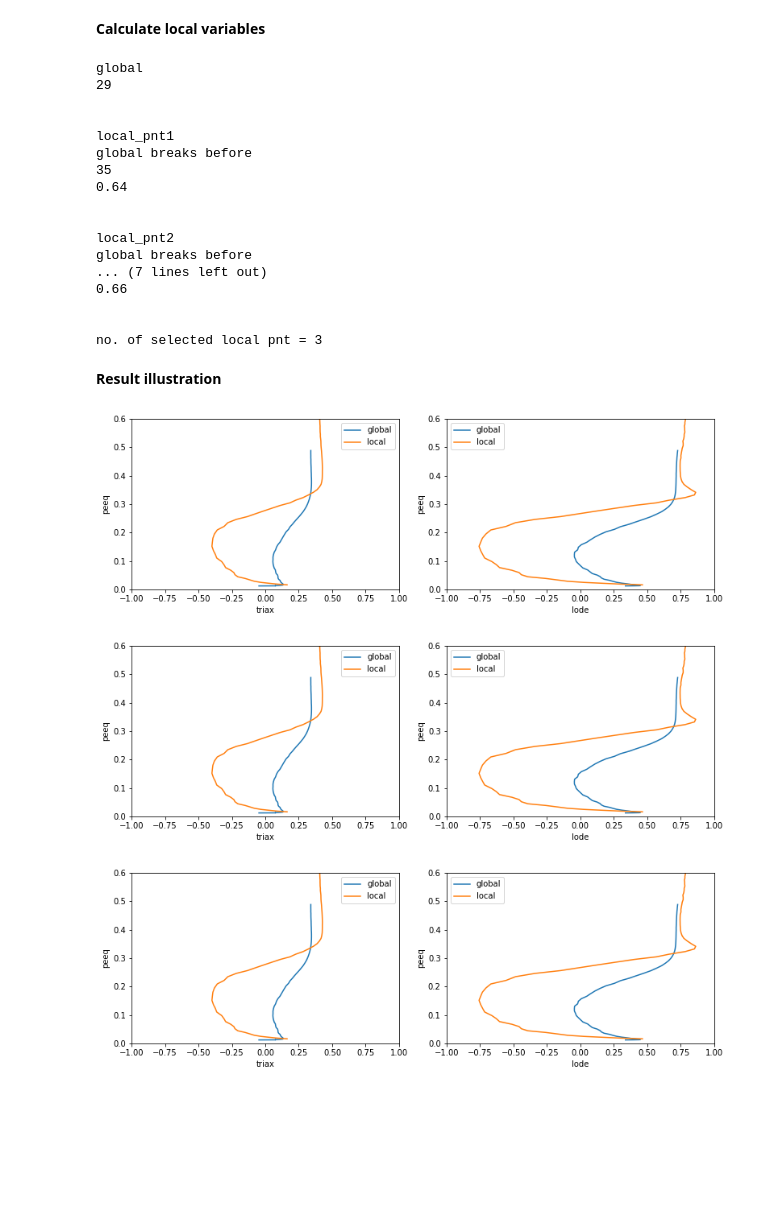
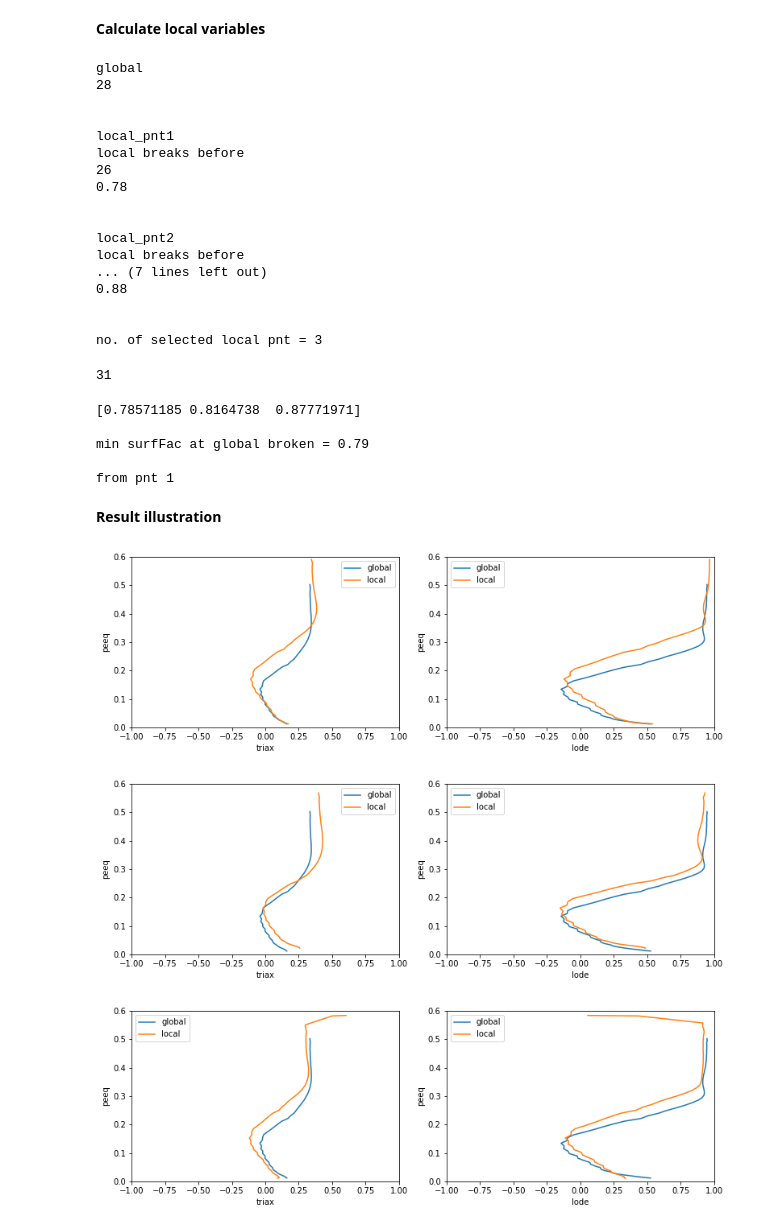
Before and after one commit to peeraponw/Multiscale_surface_modeling, a Jupyter notebook: hole_expansion/postprocessing/HET_analysis_submodel/HET_analysis_submodel.ipynb, the cells around one changed output. Drawn from its saved outputs; the diff is of its cells as text; code cells hidden in the pictures; blank space fills up the shorter version.

```diff
--- a/hole_expansion/postprocessing/HET_analysis_submodel/HET_analysis_submodel.ipynb
+++ b/hole_expansion/postprocessing/HET_analysis_submodel/HET_analysis_submodel.ipynb
@@ -410,45 +410,68 @@ for i in range(localPnt_no):
     df_local.to_csv('localVar_' + pntNo + '.csv', index=False)
 
     f.write('pnt' + str(i+1) + '\n')
+    f.write(brokenSeq + '\n')
     f.write('broken timeStep = ' + str(localBrokenStep) + '\n')
     f.write('surface factor = ' + str(round(surfFactor,2)) + '\n' + '\n')
 
 print('no. of selected local pnt = ' + str(len(list_df_local)))
 
-f.write('no. of selected local pnt = ' + str(len(list_df_local)))
-f.close()
+f.write('no. of selected local pnt = ' + str(len(list_df_local)) + '\n' + '\n')
 # %% [output]
 global
-29
+28
 
 
 local_pnt1
-global breaks before
-35
-0.64
+local breaks before
+26
+0.78
 
 
 local_pnt2
-global breaks before
+local breaks before
 ... (7 lines left out)
-0.66
+0.88
 
 
 no. of selected local pnt = 3
+31
+# %%
+df_surfFac.to_csv('surfFac_allpnts.csv', index=False)
+
+surfFacAtGlobal = df_surfFac.iloc[globalBrokenStep-1].values
+surfFacAtGlobal = surfFacAtGlobal[1:localPnt_no+1]
+
+min_surfFacAtGlobal = round(np.amin(surfFacAtGlobal), 2)
+min_surfFacAtGlobal_index = np.argmin(surfFacAtGlobal) + 1
+
+f.write('min surfFac at global broken = ' + str(min_surfFacAtGlobal) + '\n')
+f.write('from pnt ' + str(min_surfFacAtGlobal_index))
+f.close()
+
+print(surfFacAtGlobal)
+print('\n' + 'min surfFac at global broken = ' + str(min_surfFacAtGlobal))
+print('\n' + 'from pnt ' + str(min_surfFacAtGlobal_index))
+# %% [output]
+[0.78571185 0.8164738  0.87771971]
+
+min surfFac at global broken = 0.79
+
+from pnt 1
 # %% [markdown]
 **Result illustration**
 # %%
 list_df_local_plot = []
 
 for i in range(localPnt_no):
-    df_local_plot = trimForPlot(df_local)
+    df_local_plot = trimForPlot(list_df_local[i])
     list_df_local_plot.append(df_local_plot)
 
     graphPlot2D(df_global_plot, df_local_plot)
 # %% [output]
-[figure, old version]
+[figure, new version]
-[figure, old version]
+[figure, new version]
-[figure, old version]
+[figure, new version]
 # %%
 for i in range(localPnt_no):
 
```
Also changed, not shown: parts of 7 cells of this notebook, 1 other file.
